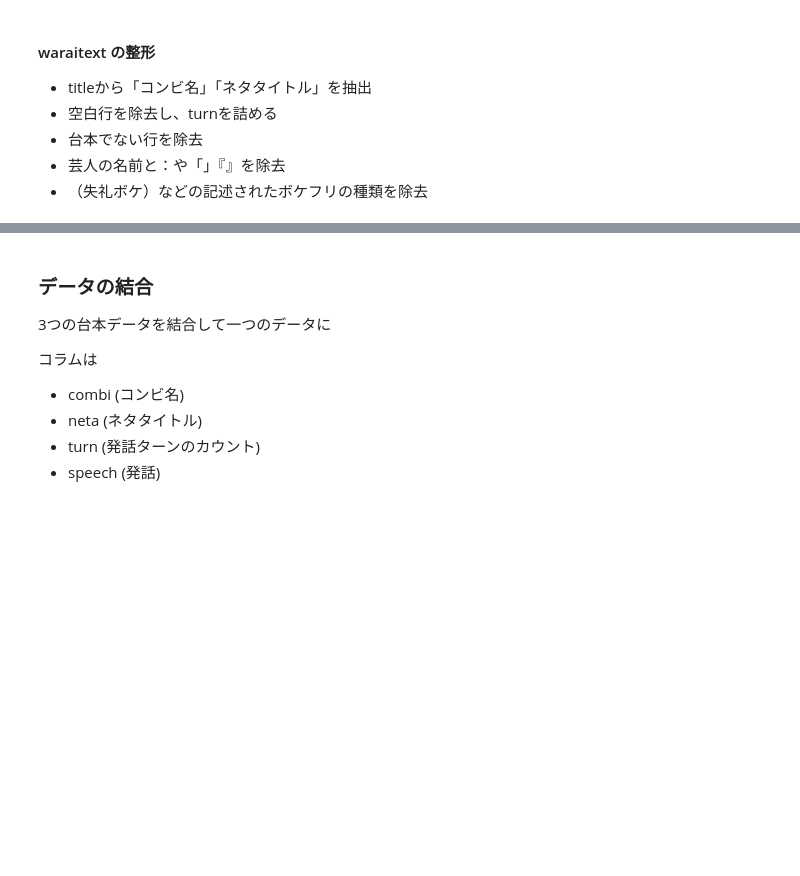
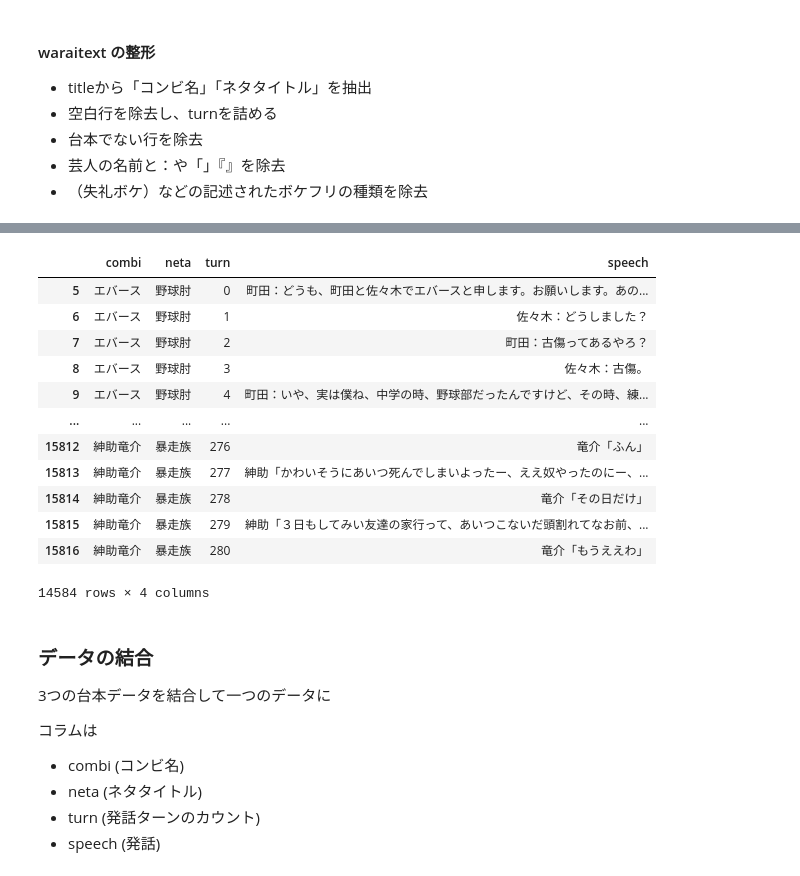
Before and after one commit to umenerineri/infovis-notebooks, a Jupyter notebook: final_project/project.ipynb, the cells around one changed output, grey strips where cells are left out. Drawn from its saved outputs; the diff is of its cells as text; code cells hidden in the pictures; blank space fills up the shorter version.

Commit message:
script_warai organized

```diff
--- a/final_project/project.ipynb
+++ b/final_project/project.ipynb
@@ -713,0 +731,6 @@ script_df_shiva_titleParsed.to_csv(os.path.join(folder_name_tidy, "script_shiva.
+# %%
+# 台本でない文章と、空白行を除去
+
+pattern = r"【"
+script_df_warai_filtered = script_df_warai[~(script_df_warai["speech"].str.contains(pattern, na=False) | script_df_warai["speech"].isna())]
+script_df_warai_filtered
@@ -713,0 +751,16 @@ script_df_shiva_titleParsed.to_csv(os.path.join(folder_name_tidy, "script_shiva.
+# %%
+# turnを詰める
+
+script_df_warai_trimmed = script_df_warai_filtered.copy()
+
+title_processing = ""
+turn = 0
+for index, row in script_df_warai_trimmed.iterrows():
+    title = row["title"]
+    if title != title_processing:
+        title_processing = title
+        turn = 0
+    script_df_warai_trimmed.loc[index, "turn"] = turn
+    turn += 1
+
+script_df_warai_trimmed
@@ -713,0 +781,36 @@ script_df_shiva_titleParsed.to_csv(os.path.join(folder_name_tidy, "script_shiva.
+# %%
+# titleからコンビ名とネタタイトルを抽出
+
+def extract_combi_neta_from_title_warai(title):
+    text = title
+    pattern = r"(.+?)【(.+?)】"
+    match_result = re.match(pattern, text)
+    if not match_result:
+        raise ValueError(f"invalid format: {text}")
+    else:
+        combi = match_result.group(1).strip()
+        neta = match_result.group(2).strip()
+        #print(f"{combi}, {neta} extracted from {text}")
+        return combi, neta
+# %%
+# titleからcombiとnetaを抽出
+
+script_df_warai_titleParsed = script_df_warai_trimmed.copy()
+
+script_df_warai_titleParsed[["combi", "neta"]] = script_df_warai_titleParsed["title"].apply(extract_combi_neta_from_title_warai).apply(pd.Series)
+script_df_warai_titleParsed = script_df_warai_titleParsed[["combi", "neta", "turn", "speech"]]
+script_df_warai_titleParsed
+# %% [output]
+|  | combi | neta | turn | speech |
+| 5 | エバース | 野球肘 | 0 | 町田：どうも、町田と佐々木でエバースと申します。お願いします。あの... |
+| 6 | エバース | 野球肘 | 1 | 佐々木：どうしました？ |
+| 7 | エバース | 野球肘 | 2 | 町田：古傷ってあるやろ？ |
+| 8 | エバース | 野球肘 | 3 | 佐々木：古傷。 |
+| 9 | エバース | 野球肘 | 4 | 町田：いや、実は僕ね、中学の時、野球部だったんですけど、その時、練... |
+| ... | ... | ... | ... | ... |
+| 15812 | 紳助竜介 | 暴走族 | 276 | 竜介「ふん」 |
+| 15813 | 紳助竜介 | 暴走族 | 277 | 紳助「かわいそうにあいつ死んでしまいよったー、ええ奴やったのにー、... |
+| 15814 | 紳助竜介 | 暴走族 | 278 | 竜介「その日だけ」 |
+| 15815 | 紳助竜介 | 暴走族 | 279 | 紳助「３日もしてみい友達の家行って、あいつこないだ頭割れてなお前、... |
+| 15816 | 紳助竜介 | 暴走族 | 280 | 竜介「もうええわ」 |
+14584 rows × 4 columns
```
Also changed, not shown: parts of 4 cells of this notebook, 1 other file.
